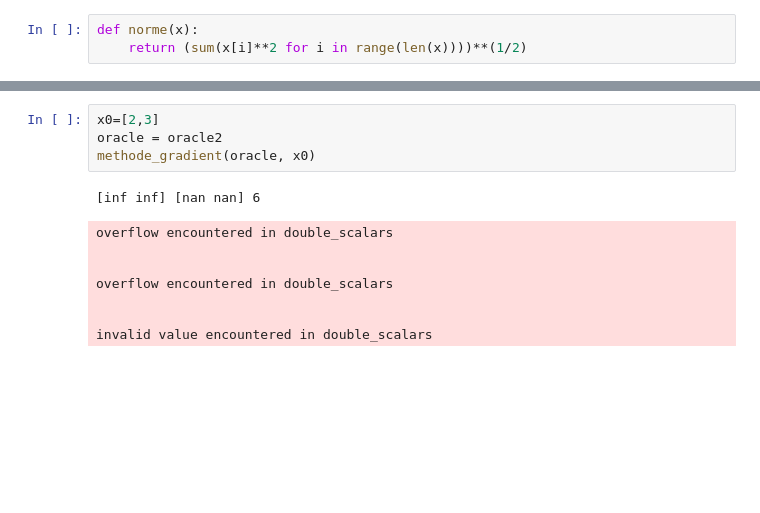
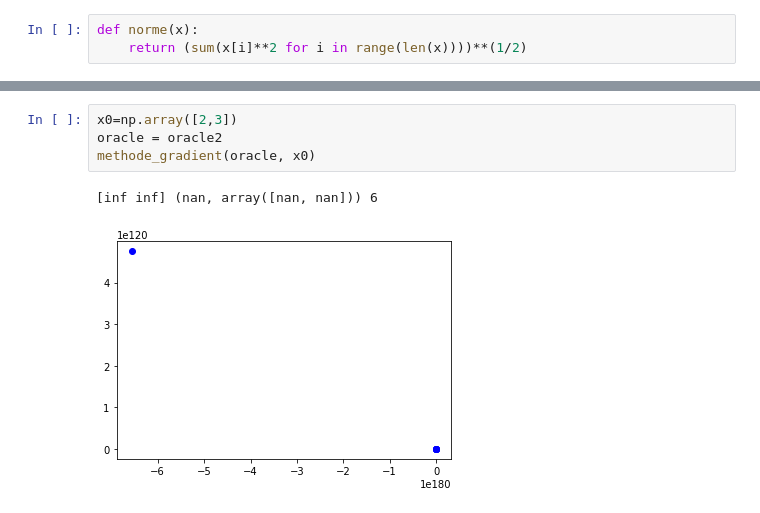
Before and after one commit to ValentinLassaigne/NLP, a Jupyter notebook: TP_Optim_NLP1.ipynb, the cells around one changed output, grey strips where cells are left out. Saved outputs shown, nothing was run; the diff lists cells and outputs as text; blank space fills up the shorter version.

```diff
--- a/TP_Optim_NLP1.ipynb
+++ b/TP_Optim_NLP1.ipynb
@@ -88,14 +89,8 @@ methode_gradient(oracle, x0)
 # %%
-x0=[2,3]
+x0=np.array([2,3])
 oracle = oracle2
 methode_gradient(oracle, x0)
 # %% [output]
-[inf inf] [nan nan] 6
+[inf inf] (nan, array([nan, nan])) 6
-overflow encountered in double_scalars
-
-
-overflow encountered in double_scalars
-
-
-invalid value encountered in double_scalars
+[figure, added]
 # %%
```
Also changed, not shown: parts of 29 cells of this notebook.
